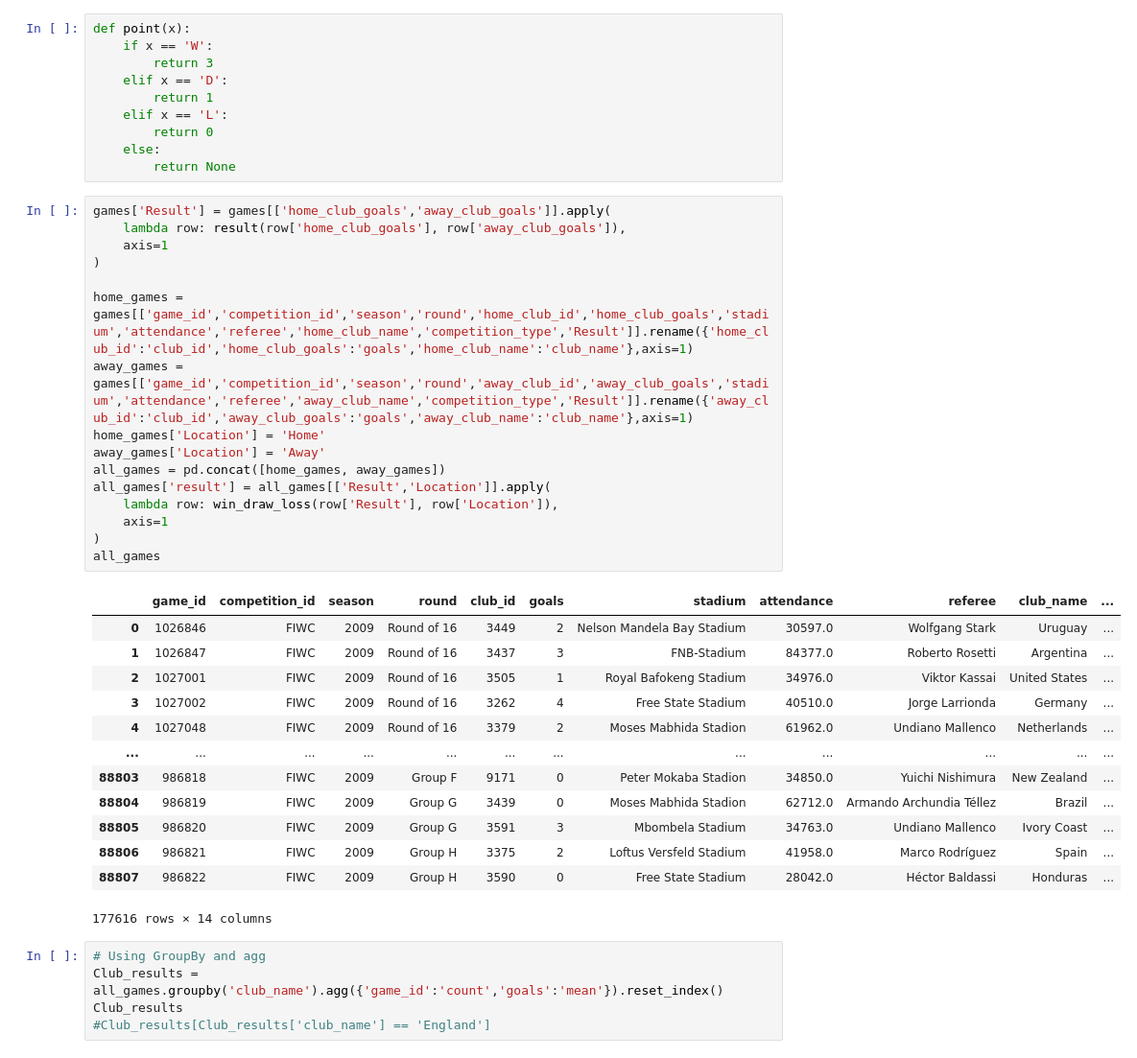
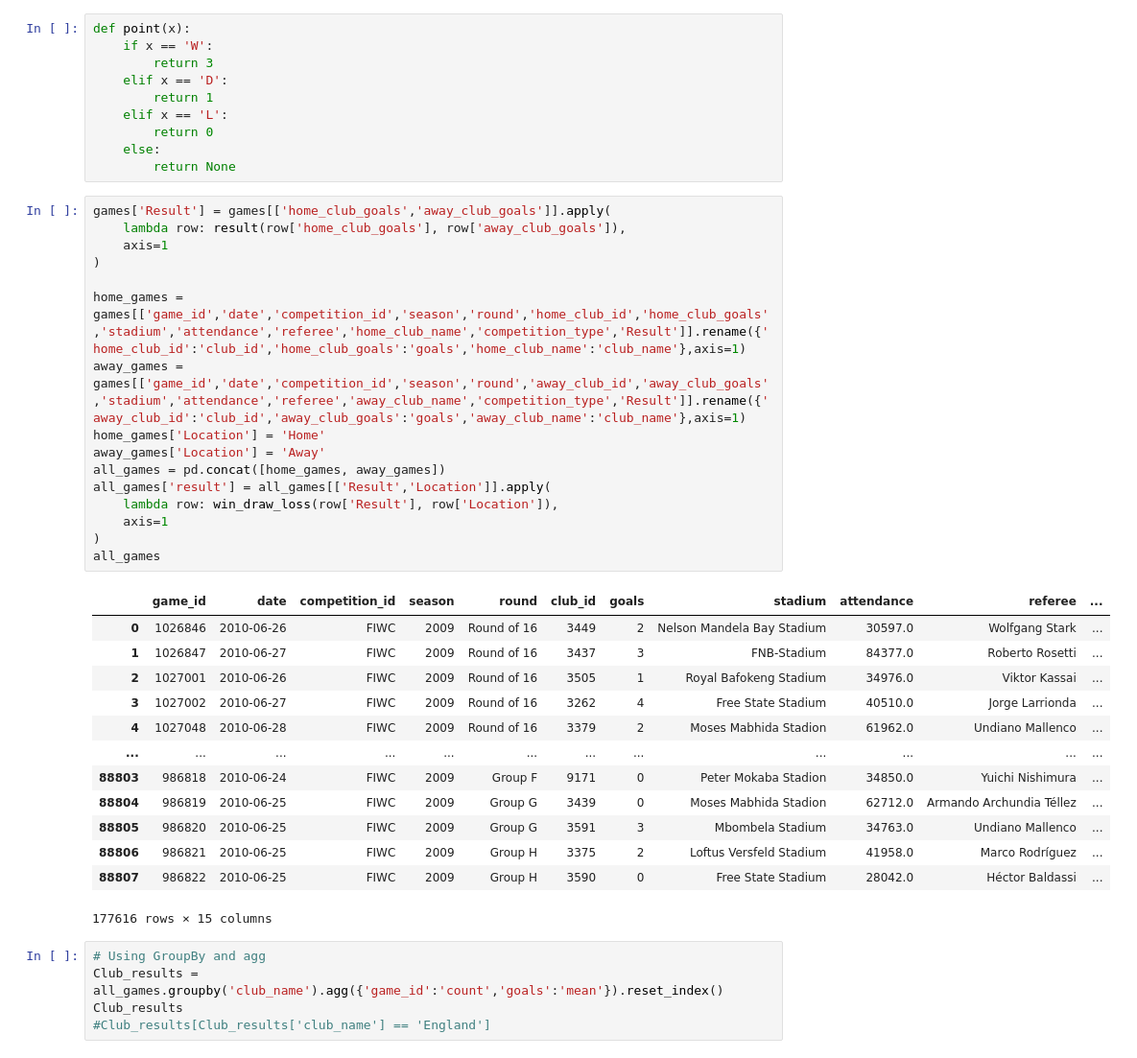
Before and after one commit to Muni07-lab/Practice, a Jupyter notebook: Intermediate_Python.ipynb, the cells around one changed output. Shown at 96% size. Drawn from its saved outputs; the diff is of its cells as text.

```diff
--- a/Intermediate_Python.ipynb
+++ b/Intermediate_Python.ipynb
@@ -98,33 +98,33 @@ def point(x):
 # %%
 games['Result'] = games[['home_club_goals','away_club_goals']].apply(
     lambda row: result(row['home_club_goals'], row['away_club_goals']),
     axis=1
 )
 
-home_games = games[['game_id','competition_id','season','round','home_club_id','home_club_goals','stadium','attendance','referee','home_club_name','competition_type','Result']].rename({'home_club_id':'club_id','home_club_goals':'goals','home_club_name':'club_name'},axis=1)
-away_games = games[['game_id','competition_id','season','round','away_club_id','away_club_goals','stadium','attendance','referee','away_club_name','competition_type','Result']].rename({'away_club_id':'club_id','away_club_goals':'goals','away_club_name':'club_name'},axis=1)
+home_games = games[['game_id','date','competition_id','season','round','home_club_id','home_club_goals','stadium','attendance','referee','home_club_name','competition_type','Result']].rename({'home_club_id':'club_id','home_club_goals':'goals','home_club_name':'club_name'},axis=1)
+away_games = games[['game_id','date','competition_id','season','round','away_club_id','away_club_goals','stadium','attendance','referee','away_club_name','competition_type','Result']].rename({'away_club_id':'club_id','away_club_goals':'goals','away_club_name':'club_name'},axis=1)
 home_games['Location'] = 'Home'
 away_games['Location'] = 'Away'
 all_games = pd.concat([home_games, away_games])
 all_games['result'] = all_games[['Result','Location']].apply(
     lambda row: win_draw_loss(row['Result'], row['Location']),
     axis=1
 )
 all_games
 # %% [output]
-|  | game_id | competition_id | season | round | club_id | goals | stadium | attendance | referee | club_name | ... |
-| 0 | 1026846 | FIWC | 2009 | Round of 16 | 3449 | 2 | Nelson Mandela Bay Stadium | 30597.0 | Wolfgang Stark | Uruguay | ... |
-| 1 | 1026847 | FIWC | 2009 | Round of 16 | 3437 | 3 | FNB-Stadium | 84377.0 | Roberto Rosetti | Argentina | ... |
-| 2 | 1027001 | FIWC | 2009 | Round of 16 | 3505 | 1 | Royal Bafokeng Stadium | 34976.0 | Viktor Kassai | United States | ... |
-| 3 | 1027002 | FIWC | 2009 | Round of 16 | 3262 | 4 | Free State Stadium | 40510.0 | Jorge Larrionda | Germany | ... |
-| 4 | 1027048 | FIWC | 2009 | Round of 16 | 3379 | 2 | Moses Mabhida Stadion | 61962.0 | Undiano Mallenco | Netherlands | ... |
+|  | game_id | date | competition_id | season | round | club_id | goals | stadium | attendance | referee | ... |
+| 0 | 1026846 | 2010-06-26 | FIWC | 2009 | Round of 16 | 3449 | 2 | Nelson Mandela Bay Stadium | 30597.0 | Wolfgang Stark | ... |
+| 1 | 1026847 | 2010-06-27 | FIWC | 2009 | Round of 16 | 3437 | 3 | FNB-Stadium | 84377.0 | Roberto Rosetti | ... |
+| 2 | 1027001 | 2010-06-26 | FIWC | 2009 | Round of 16 | 3505 | 1 | Royal Bafokeng Stadium | 34976.0 | Viktor Kassai | ... |
+| 3 | 1027002 | 2010-06-27 | FIWC | 2009 | Round of 16 | 3262 | 4 | Free State Stadium | 40510.0 | Jorge Larrionda | ... |
+| 4 | 1027048 | 2010-06-28 | FIWC | 2009 | Round of 16 | 3379 | 2 | Moses Mabhida Stadion | 61962.0 | Undiano Mallenco | ... |
 | ... | ... | ... | ... | ... | ... | ... | ... | ... | ... | ... | ... |
-| 88803 | 986818 | FIWC | 2009 | Group F | 9171 | 0 | Peter Mokaba Stadion | 34850.0 | Yuichi Nishimura | New Zealand | ... |
-| 88804 | 986819 | FIWC | 2009 | Group G | 3439 | 0 | Moses Mabhida Stadion | 62712.0 | Armando Archundia Téllez | Brazil | ... |
-| 88805 | 986820 | FIWC | 2009 | Group G | 3591 | 3 | Mbombela Stadium | 34763.0 | Undiano Mallenco | Ivory Coast | ... |
-| 88806 | 986821 | FIWC | 2009 | Group H | 3375 | 2 | Loftus Versfeld Stadium | 41958.0 | Marco Rodríguez | Spain | ... |
-| 88807 | 986822 | FIWC | 2009 | Group H | 3590 | 0 | Free State Stadium | 28042.0 | Héctor Baldassi | Honduras | ... |
+| 88803 | 986818 | 2010-06-24 | FIWC | 2009 | Group F | 9171 | 0 | Peter Mokaba Stadion | 34850.0 | Yuichi Nishimura | ... |
+| 88804 | 986819 | 2010-06-25 | FIWC | 2009 | Group G | 3439 | 0 | Moses Mabhida Stadion | 62712.0 | Armando Archundia Téllez | ... |
+| 88805 | 986820 | 2010-06-25 | FIWC | 2009 | Group G | 3591 | 3 | Mbombela Stadium | 34763.0 | Undiano Mallenco | ... |
+| 88806 | 986821 | 2010-06-25 | FIWC | 2009 | Group H | 3375 | 2 | Loftus Versfeld Stadium | 41958.0 | Marco Rodríguez | ... |
+| 88807 | 986822 | 2010-06-25 | FIWC | 2009 | Group H | 3590 | 0 | Free State Stadium | 28042.0 | Héctor Baldassi | ... |
-177616 rows × 14 columns
+177616 rows × 15 columns
 # %%
 # Using GroupBy and agg
 Club_results = all_games.groupby('club_name').agg({'game_id':'count','goals':'mean'}).reset_index()
```
Also changed, not shown: parts of 46 cells of this notebook.
